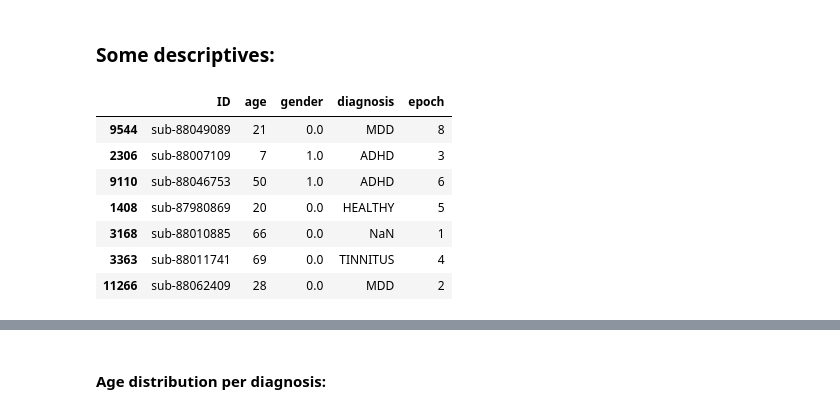
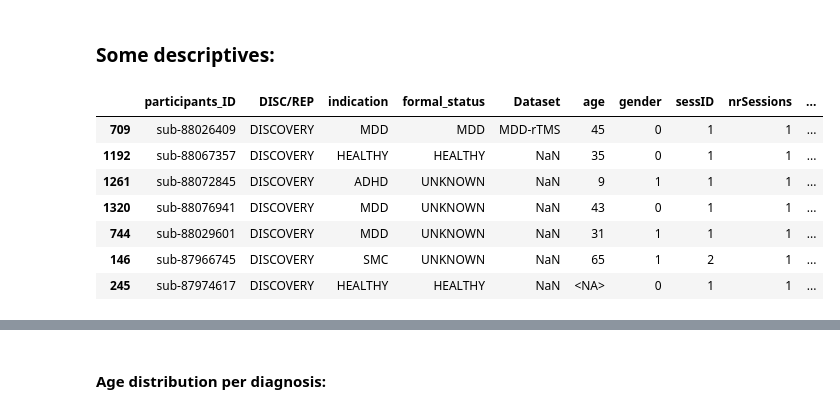
Before and after one commit to TSmolders/Internship_EEG, a Jupyter notebook: 1_participants_data.ipynb, the cells around one changed output, grey strips where cells are left out. Cells and saved outputs as stored; diff of their text form; code cells hidden in the pictures.

```diff
--- a/1_participants_data.ipynb
+++ b/1_participants_data.ipynb
@@ -150,18 +129,17 @@ for cond in ['EO', 'EC']:
 # %%
 
-df_descriptives = pd.read_pickle('D:\Documents\RU\Master_Neurobiology\Internship_jaar_2\Project\TD-BRAIN\TD-BRAIN_extracted_features/df_std_features.pkl')
+df_descriptives = df_participants.copy()
 df_descriptives['age'] = df_descriptives['age'].round().astype('Int32') # round age to nearest year and convert to int
-df_descriptives = df_descriptives.drop(columns=psd_cols)
 df_descriptives.sample(7)
 # %% [output]
-|  | ID | age | gender | diagnosis | epoch |
-| 9544 | sub-88049089 | 21 | 0.0 | MDD | 8 |
-| 2306 | sub-88007109 | 7 | 1.0 | ADHD | 3 |
-| 9110 | sub-88046753 | 50 | 1.0 | ADHD | 6 |
-| 1408 | sub-87980869 | 20 | 0.0 | HEALTHY | 5 |
-| 3168 | sub-88010885 | 66 | 0.0 | NaN | 1 |
-| 3363 | sub-88011741 | 69 | 0.0 | TINNITUS | 4 |
-| 11266 | sub-88062409 | 28 | 0.0 | MDD | 2 |
+|  | participants_ID | DISC/REP | indication | formal_status | Dataset | age | gender | sessID | nrSessions | ... |
+| 709 | sub-88026409 | DISCOVERY | MDD | MDD | MDD-rTMS | 45 | 0 | 1 | 1 | ... |
+| 1192 | sub-88067357 | DISCOVERY | HEALTHY | HEALTHY | NaN | 35 | 0 | 1 | 1 | ... |
+| 1261 | sub-88072845 | DISCOVERY | ADHD | UNKNOWN | NaN | 9 | 1 | 1 | 1 | ... |
+| 1320 | sub-88076941 | DISCOVERY | MDD | UNKNOWN | NaN | 43 | 0 | 1 | 1 | ... |
+| 744 | sub-88029601 | DISCOVERY | MDD | UNKNOWN | NaN | 31 | 1 | 1 | 1 | ... |
+| 146 | sub-87966745 | DISCOVERY | SMC | UNKNOWN | NaN | 65 | 1 | 2 | 1 | ... |
+| 245 | sub-87974617 | DISCOVERY | HEALTHY | HEALTHY | NaN | <NA> | 0 | 1 | 1 | ... |
 # %%
 df_descriptives['diagnosis'].value_counts() # check distribution of diagnosis
 # %% [output]
```
Also changed, not shown: parts of 13 cells of this notebook, 1 other file.
